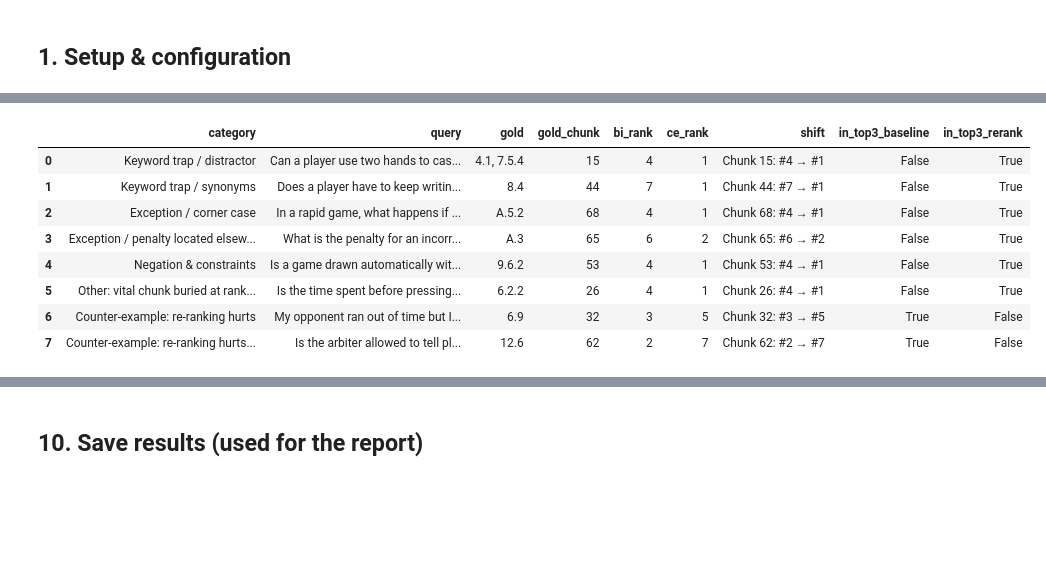
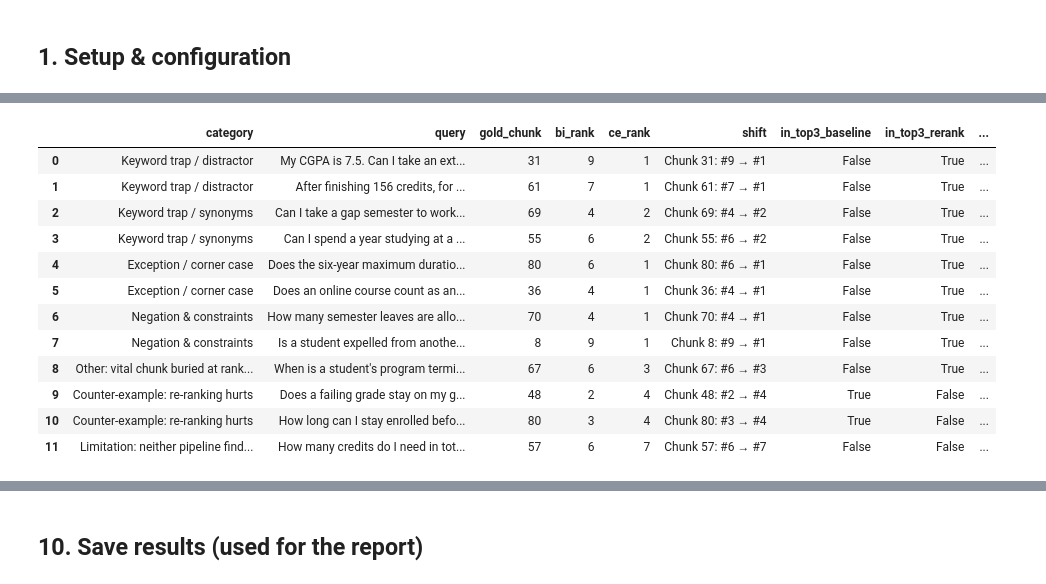
Before and after one commit to AKSHAT0604/rag-baseline-vs-reranking, a Jupyter notebook: RAG_Baseline_vs_ReRanking.ipynb, the cells around one changed output, grey strips where cells are left out. Saved outputs shown, nothing was run; the diff lists cells and outputs as text; code cells hidden in the pictures; blank space fills up the shorter version.

```diff
--- a/RAG_Baseline_vs_ReRanking.ipynb
+++ b/RAG_Baseline_vs_ReRanking.ipynb
@@ -353,25 +541,32 @@ def rank_table(res, gold):
 # %%
-from IPython.display import display, Markdown
-
 failure_results = []
 for fq in FAILURE_QUERIES:
     res = run_both_retrievals(fq["query"])
     b_rank, r_rank = gold_rank(res["cand_ids"], fq["gold"]), gold_rank(res["rr_ids"], fq["gold"])
-    ans1, t1 = generate_answer(fq["query"], res["baseline_top3"])
-    ans2, t2 = generate_answer(fq["query"], res["rerank_top3"])
-    gold_chunk = next(i for i in res["cand_ids"] if any(g in chunks[i]["clauses"] for g in fq["gold"]))
-    failure_results.append({**fq, "gold_chunk": gold_chunk, "baseline_rank": b_rank, "rerank_rank": r_rank,
-                            "baseline_top3": [chunks[i]["clauses"][0] for i in res["baseline_top3"]],
-                            "rerank_top3": [chunks[i]["clauses"][0] for i in res["rerank_top3"]],
-                            "answer1": ans1, "answer2": ans2, "llm_s_1": t1, "llm_s_2": t2,
-                            "table": rank_table(res, fq["gold"])})
+    gold_chunk = next((i for i in res["cand_ids"] if is_gold(i, fq["gold"])), None)
+    out = {**fq, "gold_chunk": gold_chunk, "baseline_rank": b_rank, "rerank_rank": r_rank,
+           "baseline_top3": [chunks[i]["sec"] for i in res["baseline_top3"]],
+           "rerank_top3": [chunks[i]["sec"] for i in res["rerank_top3"]],
+           "table": rank_table(res, fq["gold"]), "answers": {}}
+    for name in LLMS:
+        a1, t1, n1 = generate_answer(name, fq["query"], res["baseline_top3"])
+        a2, t2, n2 = generate_answer(name, fq["query"], res["rerank_top3"])
+        out["answers"][name] = {"answer1": a1, "answer2": a2, "s1": t1, "s2": t2, "tok1": n1, "tok2": n2,
+                                "ok1": judge(fq["query"], fq["expected"], a1), "ok2": judge(fq["query"], fq["expected"], a2)}
+    failure_results.append(out)
 
     display(Markdown(f"### [{fq['category']}]  \n**Q:** {fq['query']}  \n"
-                     f"**Gold clause(s):** {', '.join(fq['gold'])} → chunk {gold_chunk}  \n"
+                     f"**Gold:** \"{fq['gold'][0]}\" → chunk {gold_chunk} (Sec {chunks[gold_chunk]['sec'] if gold_chunk is not None else '-'})  \n"
                      f"**Rank shift:** #{b_rank} (bi-encoder) → **#{r_rank}** (cross-encoder)  \n"
                      f"*Why it is hard:* {fq['why']}"))
-    display(failure_results[-1]["table"])
-    display(Markdown(f"**Answer 1 (baseline top-3: {failure_results[-1]['baseline_top3']}):**\n\n> {ans1}\n\n"
-                     f"**Answer 2 (re-ranked top-3: {failure_results[-1]['rerank_top3']}):**\n\n> {ans2}\n\n---"))
+    display(out["table"])
+    txt = (f"Baseline top-3 sections: `{out['baseline_top3']}` | "
+           f"Re-ranked top-3 sections: `{out['rerank_top3']}`\n\n")
+    mark = lambda ok: {True: "✅ correct", False: "❌ incorrect", None: "not judged"}[ok]
+    txt += f"*Reference answer:* {fq['expected']}\n\n"
+    for name, a in out["answers"].items():
+        txt += (f"**{name}, Answer 1** ({mark(a['ok1'])}):\n\n> {a['answer1']}\n\n"
+                f"**{name}, Answer 2** ({mark(a['ok2'])}):\n\n> {a['answer2']}\n\n")
+    display(Markdown(txt + "---"))
 # %% [output]
 ### [Keyword trap / distractor]
@@ -478,19 +721,25 @@ for fq in FAILURE_QUERIES:
 # %%
-# Summary of rank shifts for the stress-test queries
+# Summary: rank shifts and whether each answer was judged correct
 shift_df = pd.DataFrame([{
-    "category": r["category"], "query": r["query"], "gold": ", ".join(r["gold"]), "gold_chunk": r["gold_chunk"],
+    "category": r["category"], "query": r["query"], "gold_chunk": r["gold_chunk"],
     "bi_rank": r["baseline_rank"], "ce_rank": r["rerank_rank"],
     "shift": f"Chunk {r['gold_chunk']}: #{r['baseline_rank']} → #{r['rerank_rank']}",
-    "in_top3_baseline": r["baseline_rank"] <= 3, "in_top3_rerank": r["rerank_rank"] <= 3}
+    "in_top3_baseline": (r["baseline_rank"] or 99) <= 3, "in_top3_rerank": (r["rerank_rank"] or 99) <= 3,
+    **{f"{m} A1 correct": a["ok1"] for m, a in r["answers"].items()},
+    **{f"{m} A2 correct": a["ok2"] for m, a in r["answers"].items()}}
     for r in failure_results])
 shift_df
 # %% [output]
-|  | category | query | gold | gold_chunk | bi_rank | ce_rank | shift | in_top3_baseline | in_top3_rerank |
-| 0 | Keyword trap / distractor | Can a player use two hands to cas... | 4.1, 7.5.4 | 15 | 4 | 1 | Chunk 15: #4 → #1 | False | True |
-| 1 | Keyword trap / synonyms | Does a player have to keep writin... | 8.4 | 44 | 7 | 1 | Chunk 44: #7 → #1 | False | True |
-| 2 | Exception / corner case | In a rapid game, what happens if ... | A.5.2 | 68 | 4 | 1 | Chunk 68: #4 → #1 | False | True |
-| 3 | Exception / penalty located elsew... | What is the penalty for an incorr... | A.3 | 65 | 6 | 2 | Chunk 65: #6 → #2 | False | True |
-| 4 | Negation & constraints | Is a game drawn automatically wit... | 9.6.2 | 53 | 4 | 1 | Chunk 53: #4 → #1 | False | True |
-| 5 | Other: vital chunk buried at rank... | Is the time spent before pressing... | 6.2.2 | 26 | 4 | 1 | Chunk 26: #4 → #1 | False | True |
-| 6 | Counter-example: re-ranking hurts | My opponent ran out of time but I... | 6.9 | 32 | 3 | 5 | Chunk 32: #3 → #5 | True | False |
-| 7 | Counter-example: re-ranking hurts... | Is the arbiter allowed to tell pl... | 12.6 | 62 | 2 | 7 | Chunk 62: #2 → #7 | True | False |
+|  | category | query | gold_chunk | bi_rank | ce_rank | shift | in_top3_baseline | in_top3_rerank | ... |
+| 0 | Keyword trap / distractor | My CGPA is 7.5. Can I take an ext... | 31 | 9 | 1 | Chunk 31: #9 → #1 | False | True | ... |
+| 1 | Keyword trap / distractor | After finishing 156 credits, for ... | 61 | 7 | 1 | Chunk 61: #7 → #1 | False | True | ... |
+| 2 | Keyword trap / synonyms | Can I take a gap semester to work... | 69 | 4 | 2 | Chunk 69: #4 → #2 | False | True | ... |
+| 3 | Keyword trap / synonyms | Can I spend a year studying at a ... | 55 | 6 | 2 | Chunk 55: #6 → #2 | False | True | ... |
+| 4 | Exception / corner case | Does the six-year maximum duratio... | 80 | 6 | 1 | Chunk 80: #6 → #1 | False | True | ... |
+| 5 | Exception / corner case | Does an online course count as an... | 36 | 4 | 1 | Chunk 36: #4 → #1 | False | True | ... |
+| 6 | Negation & constraints | How many semester leaves are allo... | 70 | 4 | 1 | Chunk 70: #4 → #1 | False | True | ... |
+| 7 | Negation & constraints | Is a student expelled from anothe... | 8 | 9 | 1 | Chunk 8: #9 → #1 | False | True | ... |
+| 8 | Other: vital chunk buried at rank... | When is a student's program termi... | 67 | 6 | 3 | Chunk 67: #6 → #3 | False | True | ... |
+| 9 | Counter-example: re-ranking hurts | Does a failing grade stay on my g... | 48 | 2 | 4 | Chunk 48: #2 → #4 | True | False | ... |
+| 10 | Counter-example: re-ranking hurts | How long can I stay enrolled befo... | 80 | 3 | 4 | Chunk 80: #3 → #4 | True | False | ... |
+| 11 | Limitation: neither pipeline find... | How many credits do I need in tot... | 57 | 6 | 7 | Chunk 57: #6 → #7 | False | False | ... |
```
Also changed, not shown: parts of 32 cells of this notebook, 17 other files.
